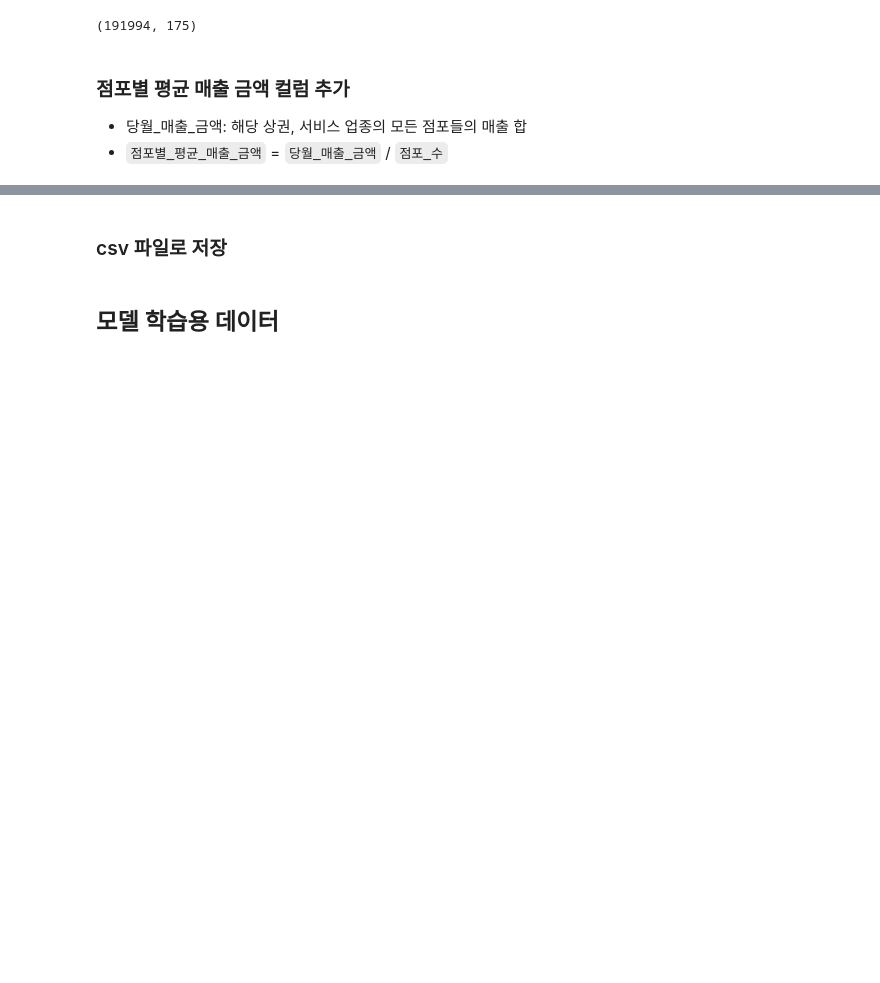
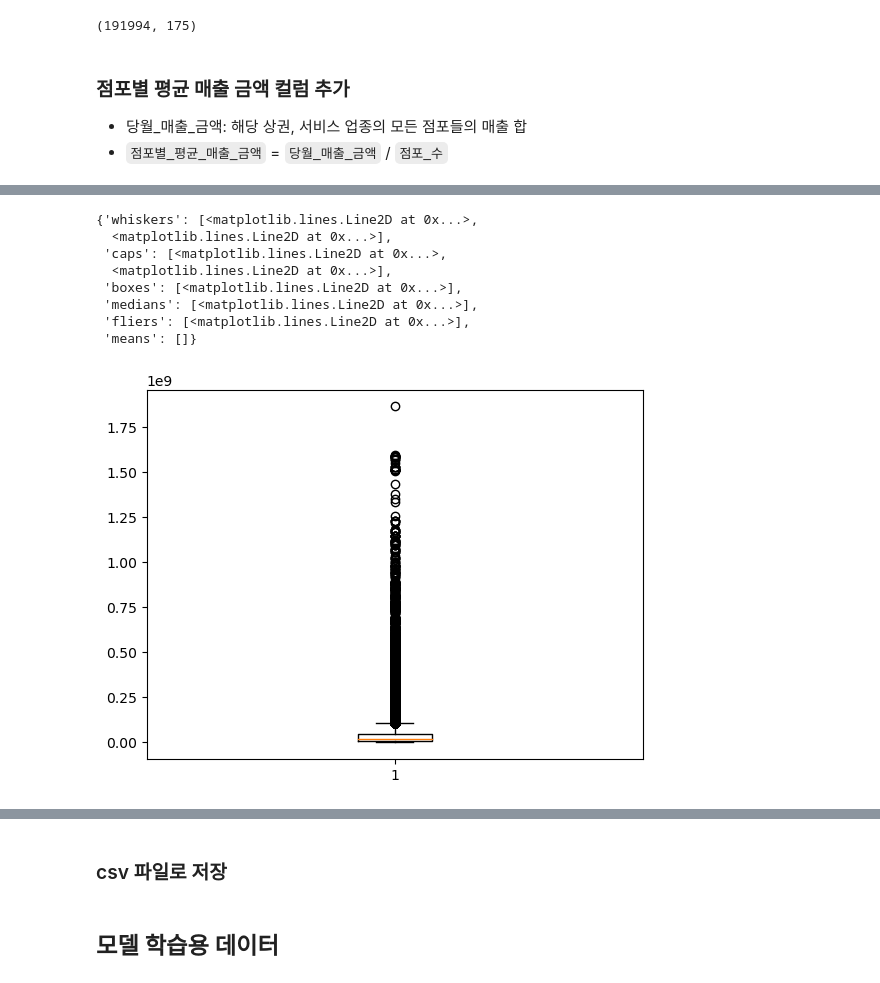
Before and after one commit to KT-AIvle-4th-Big-Project-Team2/SAI, a Jupyter notebook: Modeling/data cleansing_행정동.ipynb, the cells around one changed output, grey strips where cells are left out. Cells and saved outputs as stored; diff of their text form; code cells hidden in the pictures; blank space fills up the shorter version.

```diff
--- a/Modeling/data cleansing_행정동.ipynb
+++ b/Modeling/data cleansing_행정동.ipynb
@@ -824,10 +824,9 @@ service_info
  '완구': 'CS300026',
  '자전거 및 기타운송장비': 'CS300025'}
 # %%
+# 우리 service 코드만 parsing
 pos_serv=['한식음식점', '커피-음료', '분식전문점', '호프-간이주점', '치킨전문점', '중식음식점', '패스트푸드점', '제과점',
           '일식음식점', '양식음식점','편의점', '일반의류', '화장품', '의약품','일반교습학원', '미용실', '세탁소']
-pos_serv_code=[]
-for x in pos_serv:
-    pos_serv_code.append(service_info[x])
+pos_serv_code = {key: value for key, value in service_info.items() if key in pos_serv}
 pos_serv_code
 # %% [output]
@@ -851,5 +850,5 @@ pos_serv_code
 # %%
-fin_filter = df_dong_fin[df_dong_fin['서비스_업종_코드'].isin(pos_serv_code)]
+fin_filter = df_dong_fin[df_dong_fin['서비스_업종_코드'].isin(pos_serv_code.values())]
 fin_filter.shape
 # %% [output]
 (191994, 175)
@@ -860,5 +872,6 @@ fin_filter.shape
 # %%
-fin_filter['점포별_평균_매출_금액'] = fin_filter['당월_매출_금액'] / fin_filter['점포_수']
+fin_filter['점포별_평균_매출_금액'] = fin_filter['당월_매출_금액'] / fin_filter['유사_업종_점포_수']
+fin_filter['점포별_평균_매출_금액'] .describe()
 # %% [output]
 A value is trying to be set on a copy of a slice from a DataFrame.
 Try using .loc[row_indexer,col_indexer] = value instead
@@ -867,0 +890,21 @@ See the caveats in the documentation: https://pandas.pydata.org/pandas-docs/stab
+# %%
+import pandas as pd
+import numpy as np
+import matplotlib.pyplot as plt
+import seaborn as sns
+plt.rc('font', family='Malgun Gothic')
+
+import warnings
+warnings.filterwarnings('ignore')
+
+plt.boxplot(fin_filter['점포별_평균_매출_금액'])
+# %% [output]
+{'whiskers': [<matplotlib.lines.Line2D at 0x...>,
+  <matplotlib.lines.Line2D at 0x...>],
+ 'caps': [<matplotlib.lines.Line2D at 0x...>,
+  <matplotlib.lines.Line2D at 0x...>],
+ 'boxes': [<matplotlib.lines.Line2D at 0x...>],
+ 'medians': [<matplotlib.lines.Line2D at 0x...>],
+ 'fliers': [<matplotlib.lines.Line2D at 0x...>],
+ 'means': []}
+[figure, added]
```
Also changed, not shown: parts of 9 cells of this notebook.
